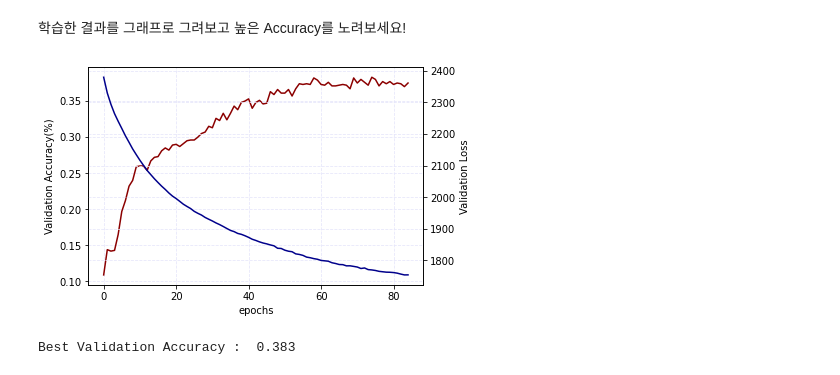
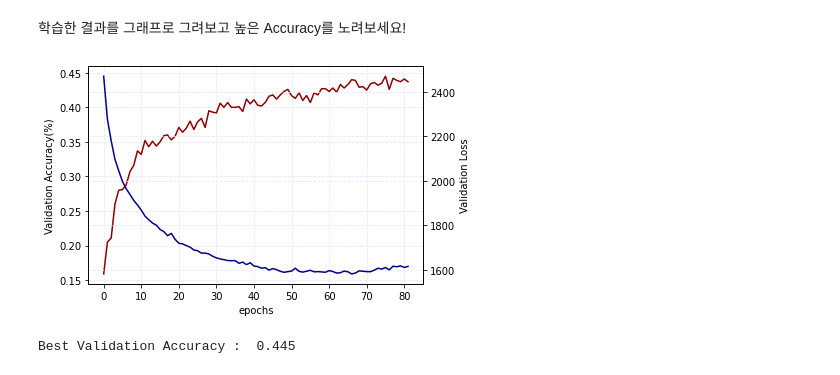
Before and after one commit to YMGYM/toBigs_activity, a Jupyter notebook: Week 6/week6_NeuralNetworkBasic_박지은/week6_NeuralNetworkBasic_assignment2.ipynb, the cells around one changed output. Drawn from its saved outputs; the diff is of its cells as text; code cells hidden in the pictures.

```diff
--- a/Week 6/week6_NeuralNetworkBasic_박지은/week6_NeuralNetworkBasic_assignment2.ipynb
+++ b/Week 6/week6_NeuralNetworkBasic_박지은/week6_NeuralNetworkBasic_assignment2.ipynb
@@ -49,12 +49,17 @@ array([-2, -2, -6])
 class relu:
     # relu 함수를 작성하세요
     def forward(x):
-        x = np.array([max(0, i) for i in x])
+        mask = x <= 0
+        x[mask] = 0
+        x = np.array(x)
         return x
 
     # relu 함수의 미분을 작성하세요
     def backward(x):
-        x = np.array([1 if i > 0 else 0 for i in x])
+        mask = x > 0
+        x[mask] = 1
+        x[~ mask] = 0
+        x = np.array(x)
         return x
 # %%
 relu.forward(a)
@@ -251,0 +270,9 @@ history = nn2.fit(x_train, y_train, x_test, y_test)
+# %%
+# Activation을 Relu로 변경하고 Softmax
+nn4 = CustomNet(lr=0.0005, epoch=82, batch_size=400)
+nn4.addLayer(Layer(3072,1536))
+nn4.addActivation(relu)
+nn4.addLayer(Layer(1536,10))
+nn4.addActivation(softmax)
+
+history = nn4.fit(x_train, y_train, x_test, y_test)
@@ -256,23 +288,23 @@ history = nn2.fit(x_train, y_train, x_test, y_test)
 # %%
 fig = plt.figure()
 ax_acc = fig.add_subplot(111)
 
 # 에포크 숫자만큼 range(epoch)를 변경해주셔야 합니다~
-ax_acc.plot(range(85), history['val_acc'], label='정확도(%)', color='darkred')
+ax_acc.plot(range(82), history['val_acc'], label='정확도(%)', color='darkred')
 plt.xlabel('epochs')
 plt.ylabel('Validation Accuracy(%)')
 ax_acc.grid(linestyle='--', color='lavender')
 ax_loss = ax_acc.twinx()
-ax_loss.plot(range(85), history['val_loss'], label='오차', color='darkblue')
+ax_loss.plot(range(82), history['val_loss'], label='오차', color='darkblue')
 plt.ylabel('Validation Loss')
 ax_loss.yaxis.tick_right()
 ax_loss.grid(linestyle='--', color='lavender')
 
 # 그래프 표시
 plt.show()
 
 # 최고 validation accuracy는?
 print("Best Validation Accuracy : ",max(history['val_acc']))
 # %% [output]
-[figure, old version]
+[figure, new version]
-Best Validation Accuracy :  0.383
+Best Validation Accuracy :  0.445
```
Also changed, not shown: parts of 6 cells of this notebook, 4 other files.
